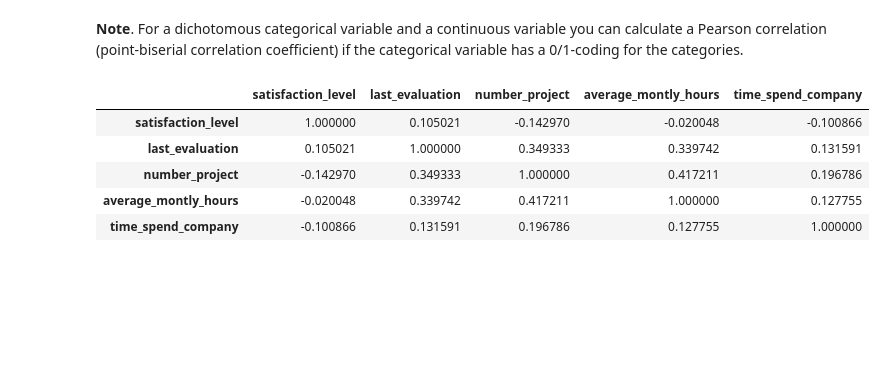
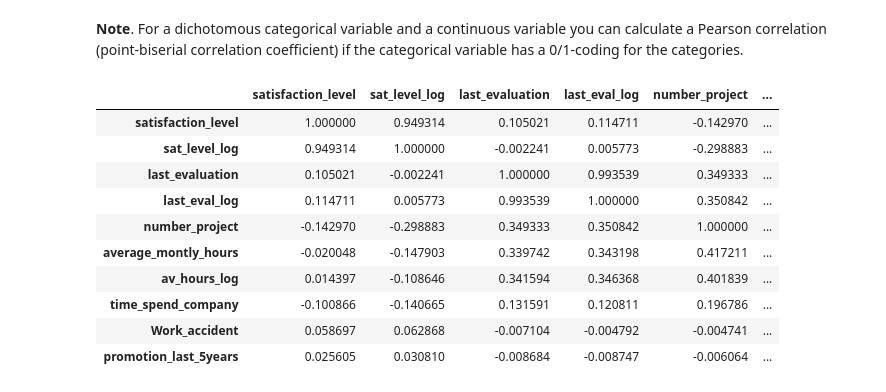
Before and after one commit to Dmitry-V-Makarov/Netology, a Jupyter notebook: pyda-13/capstone/churn_prediction.ipynb, the cells around one changed output. Cells and saved outputs as stored; diff of their text form; code cells hidden in the pictures; blank space fills up the shorter version.

```diff
--- a/pyda-13/capstone/churn_prediction.ipynb
+++ b/pyda-13/capstone/churn_prediction.ipynb
@@ -589,2 +624,19 @@ Actually, those who have a medium salary work slightly longer hours being the di
+# %%
+# basic assumption for LDA is that numeric variables have to be normal
+# log transformation of numerical variables
+df['sat_level_log'] = np.log(df['satisfaction_level'])
+df['last_eval_log'] = np.log(df['last_evaluation'])
+df['av_hours_log'] = np.log(df['average_montly_hours'])
+
+# changing column order
+columnsTitles = ['satisfaction_level', 'sat_level_log', 'last_evaluation', 'last_eval_log', 'number_project', 'average_montly_hours', 'av_hours_log', 'time_spend_company', 'Work_accident', 'promotion_last_5years', 'department', 'salary', 'left']
+df = df.reindex(columns=columnsTitles)
+# %%
+# transforming 'salary' catogories into 'int'
+from sklearn.preprocessing import LabelEncoder
+labelencoder= LabelEncoder()
+df['salary'] = labelencoder.fit_transform(df['salary'])
 # %%
-# transforming 'salary' catogories into 'int'
+# transforming 'deparment' catogories into 'int'
+labelencoder= LabelEncoder()
+df['department'] = labelencoder.fit_transform(df['department'])
@@ -595,17 +654,30 @@ Actually, those who have a medium salary work slightly longer hours being the di
 # %% [markdown]
 **Note**. For a dichotomous categorical variable and a continuous variable you can calculate a Pearson correlation (point-biserial correlation coefficient) if the categorical variable has a 0/1-coding for the categories.
 # %%
-df[
+df_c = df[
     ['satisfaction_level',
+    'sat_level_log',
     'last_evaluation',
+    'last_eval_log',
     'number_project',
     'average_montly_hours',
-    'time_spend_company']
-  ].corr()
+    'av_hours_log',
+    'time_spend_company',
+    'Work_accident',
+    'promotion_last_5years'
+    ]
+  ]
+
+df_c.corr()
 # %% [output]
-|  | satisfaction_level | last_evaluation | number_project | average_montly_hours | time_spend_company |
-| satisfaction_level | 1.000000 | 0.105021 | -0.142970 | -0.020048 | -0.100866 |
-| last_evaluation | 0.105021 | 1.000000 | 0.349333 | 0.339742 | 0.131591 |
-| number_project | -0.142970 | 0.349333 | 1.000000 | 0.417211 | 0.196786 |
-| average_montly_hours | -0.020048 | 0.339742 | 0.417211 | 1.000000 | 0.127755 |
-| time_spend_company | -0.100866 | 0.131591 | 0.196786 | 0.127755 | 1.000000 |
+|  | satisfaction_level | sat_level_log | last_evaluation | last_eval_log | number_project | ... |
+| satisfaction_level | 1.000000 | 0.949314 | 0.105021 | 0.114711 | -0.142970 | ... |
+| sat_level_log | 0.949314 | 1.000000 | -0.002241 | 0.005773 | -0.298883 | ... |
+| last_evaluation | 0.105021 | -0.002241 | 1.000000 | 0.993539 | 0.349333 | ... |
+| last_eval_log | 0.114711 | 0.005773 | 0.993539 | 1.000000 | 0.350842 | ... |
+| number_project | -0.142970 | -0.298883 | 0.349333 | 0.350842 | 1.000000 | ... |
+| average_montly_hours | -0.020048 | -0.147903 | 0.339742 | 0.343198 | 0.417211 | ... |
+| av_hours_log | 0.014397 | -0.108646 | 0.341594 | 0.346368 | 0.401839 | ... |
+| time_spend_company | -0.100866 | -0.140665 | 0.131591 | 0.120811 | 0.196786 | ... |
+| Work_accident | 0.058697 | 0.062868 | -0.007104 | -0.004792 | -0.004741 | ... |
+| promotion_last_5years | 0.025605 | 0.030810 | -0.008684 | -0.008747 | -0.006064 | ... |
```
Also changed, not shown: parts of 43 cells of this notebook.
